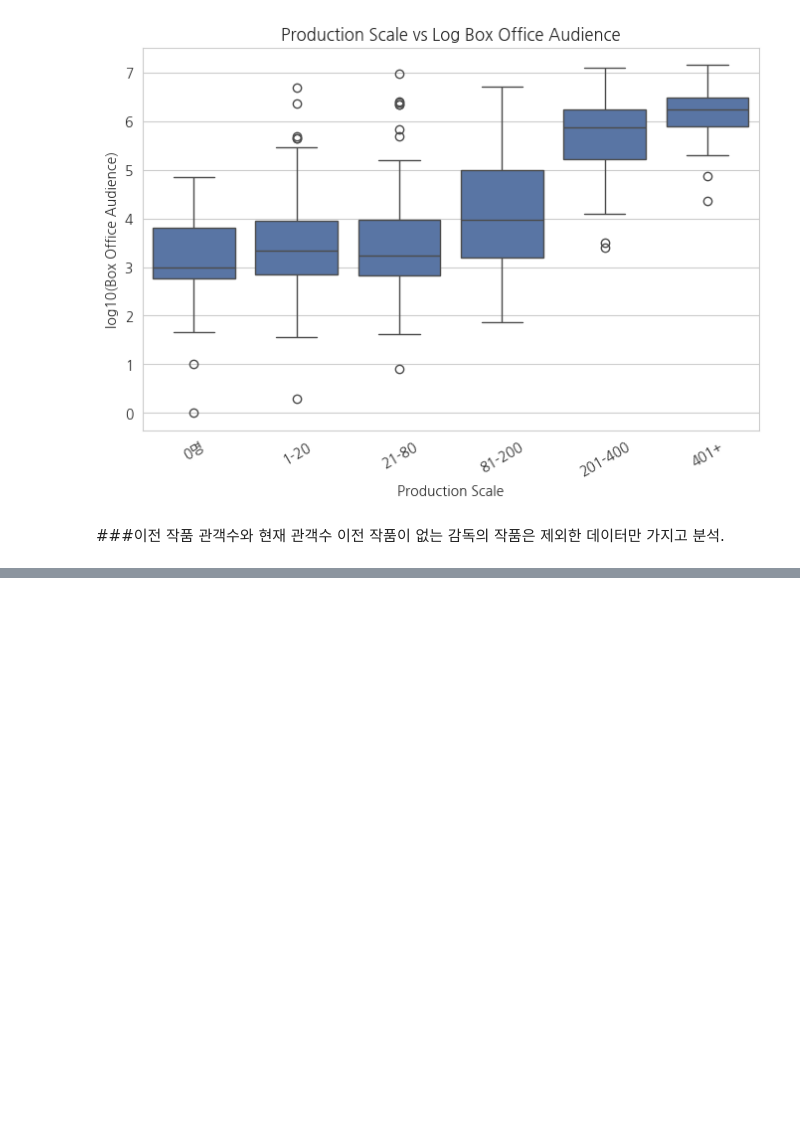
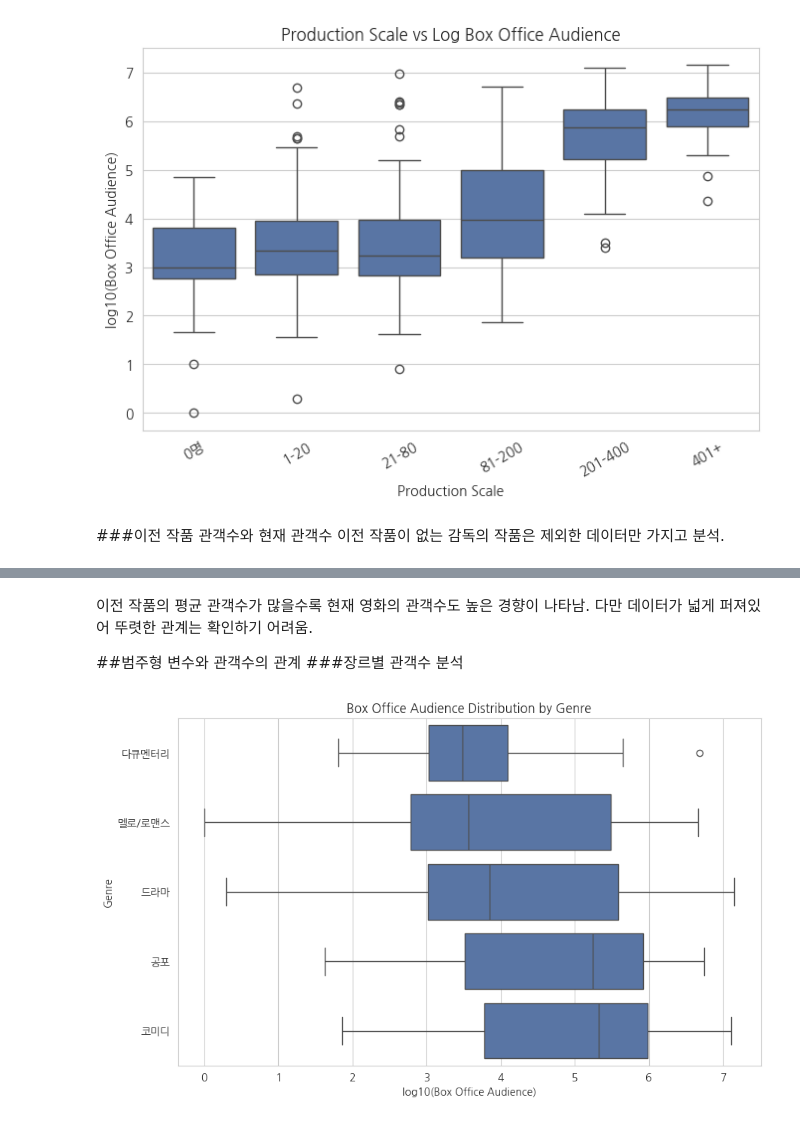
Before and after one commit to seo104/26-2-ESAA, a Jupyter notebook: 미니프로젝트1.ipynb, the cells around one changed output, grey strips where cells are left out. Drawn from its saved outputs; the diff is of its cells as text; code cells hidden in the pictures; blank space fills up the shorter version.

```diff
--- a/미니프로젝트1.ipynb
+++ b/미니프로젝트1.ipynb
@@ -163,3 +185,7 @@ plt.show()
+# %%
+# 관측개수가 30개 미만인 장르 제거
+genre_count = df['genre'].value_counts()
+df_genre = df[df['genre'].isin(genre_count[genre_count >= 30].index)]
 # %% [markdown]
 ##수치형 변수와 관객수의 상관관계
 # %%
@@ -279,0 +303,15 @@ plt.show()
+# %% [markdown]
+이전 작품의 평균 관객수가 많을수록 현재 영화의 관객수도 높은 경향이 나타남. 다만 데이터가 넓게 퍼져있어 뚜렷한 관계는 확인하기 어려움.
+
+##범주형 변수와 관객수의 관계
+###장르별 관객수 분석
+# %%
+genre_order = (df.groupby('genre')['box_off_num'].median().sort_values().index)
+plt.figure(figsize=(10, 6))
+sns.boxplot(data=df_genre, x='log_box_off_num', y='genre', order=genre_order)
+plt.title('Box Office Audience Distribution by Genre')
+plt.xlabel('log10(Box Office Audience)')
+plt.ylabel('Genre')
+plt.show()
+# %% [output]
+[figure, added]
```
Also changed, not shown: parts of 6 cells of this notebook.
